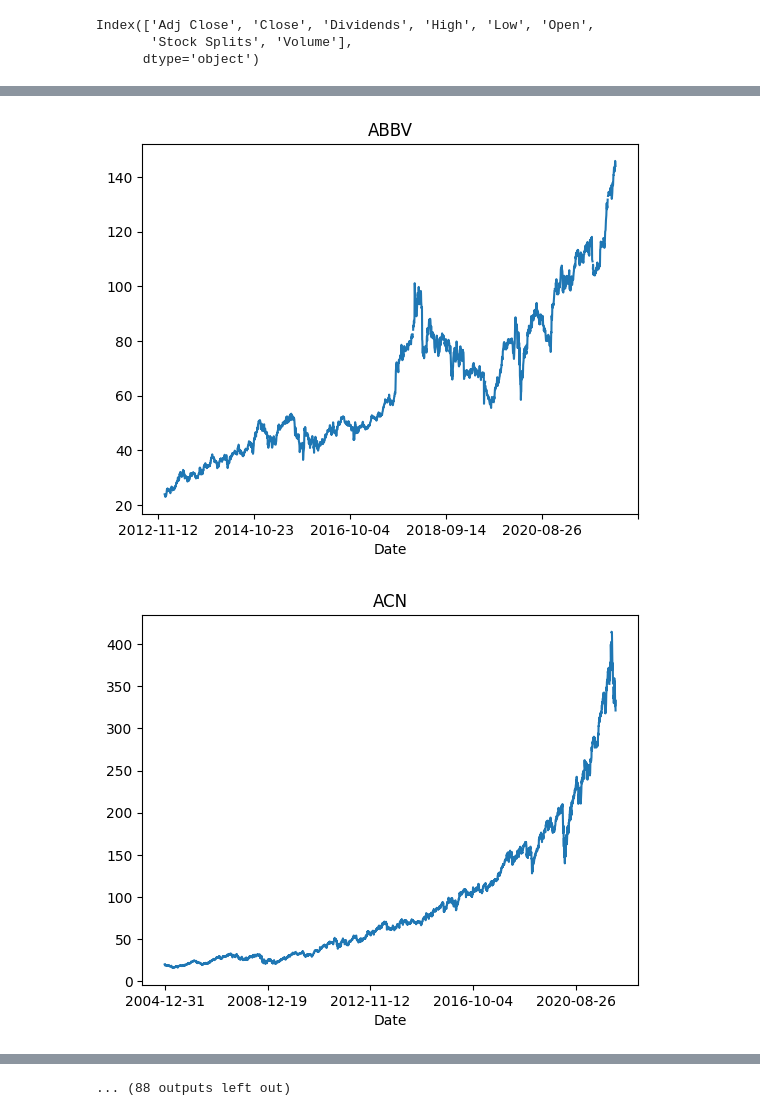
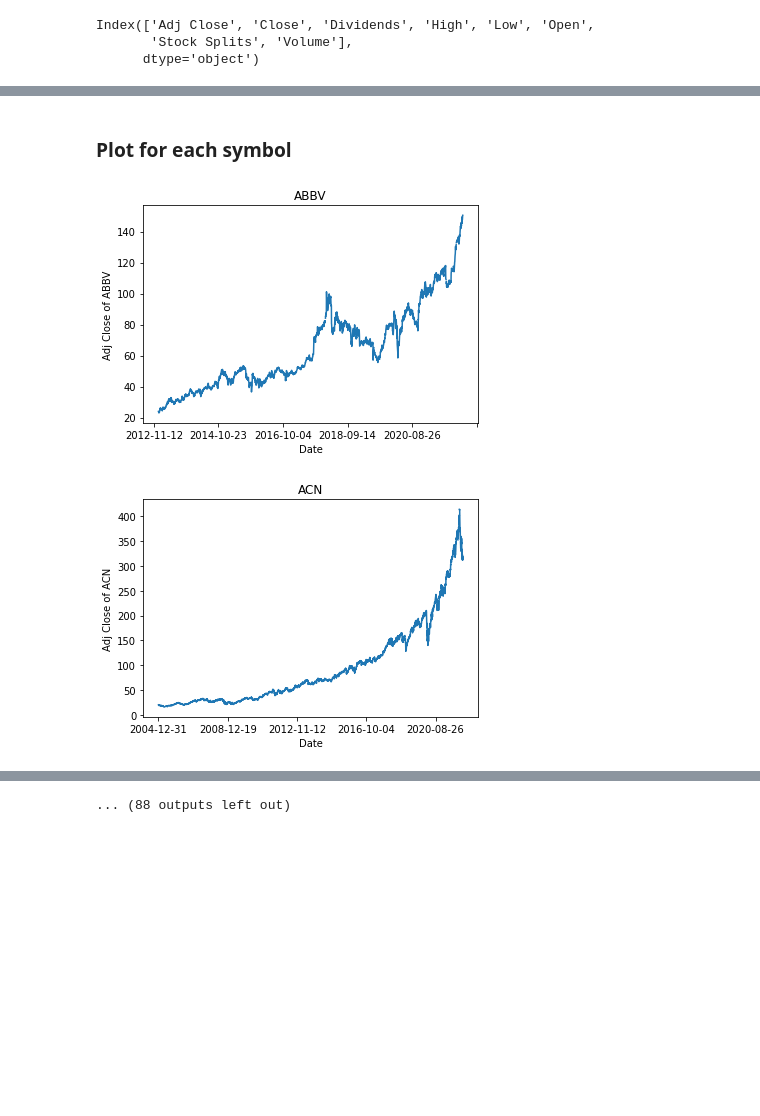
Before and after one commit to shrozolio/M6, a Jupyter notebook: Code/m6_eda.ipynb, the cells around one changed output, grey strips where cells are left out. Saved outputs shown, nothing was run; the diff lists cells and outputs as text; code cells hidden in the pictures; blank space fills up the shorter version.

```diff
--- a/Code/m6_eda.ipynb
+++ b/Code/m6_eda.ipynb
@@ -11,8 +39,10 @@ pd.set_option("display.max_columns", 500)
 pd.set_option("display.max_rows", 500)
 # %%
 data_folder = "../DataRaw/"
-data_out = "../DataWork/"
-dat_fname = data_out + "yahoo_download_2022_02_19.csv"
+data_out    = "../DataWork/"
+
+# dat_fname = data_out + "yahoo_download_2022_02_19.csv"
+dat_fname = data_out + "yahoo_download_" + pd.to_datetime('today').strftime('%Y_%m_%d') + ".csv"
 # %%
 assets = pd.read_csv(data_folder + "M6_Universe.csv", index_col=0)
 symbols = assets.symbol.to_list()
@@ -70,9 +110,12 @@ assets
+# %% [markdown]
+<h3>Plot for each symbol</h3>
 # %%
 #strange IEFM.L spikes
 for i in symbols:
     dat['Adj Close'][i].plot()
+    plt.ylabel('Adj Close of ' + i)
     plt.title(i)
     plt.show()
 # %% [output]
-[figure, old version]
+[figure, new version]
-[figure, old version]
+[figure, new version]
```
Also changed, not shown: parts of 21 cells of this notebook, 7 other files.
